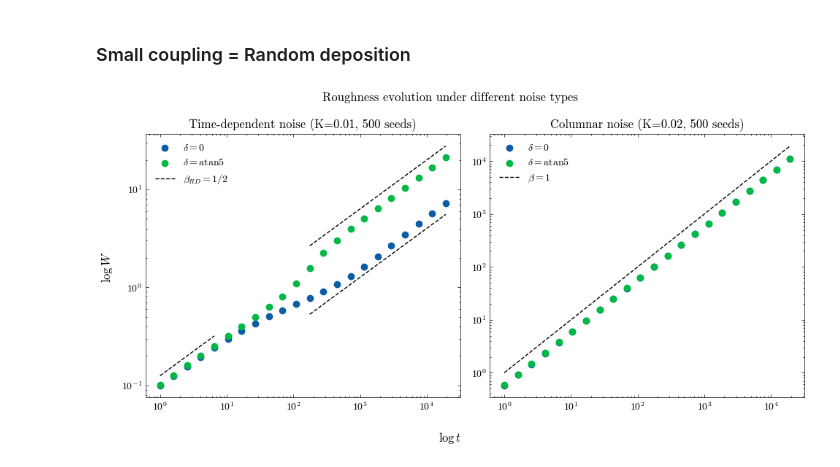
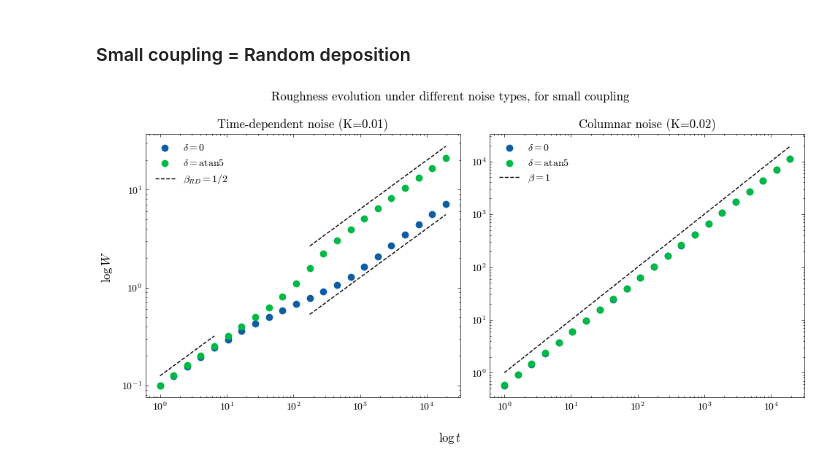
Before and after one commit to goznalo-git/RoughKuramoto, a Jupyter notebook: 2-Roughness.ipynb, the cells around one changed output. Cells and saved outputs as stored; diff of their text form; code cells hidden in the pictures.

```diff
--- a/2-Roughness.ipynb
+++ b/2-Roughness.ipynb
@@ -279,7 +279,7 @@ plot_roughness_collapse(avg_df, T, tx, Ks=Ks)
 ### Small coupling = Random deposition
 # %%
 fig, ax = plt.subplots(1, 2, figsize=(10,5))
-fig.suptitle("Roughness evolution under different noise types")
+fig.suptitle("Roughness evolution under different noise types, for small coupling")
 
 fig.supxlabel(r"$\log t$")
 fig.supylabel(r"$\log W$")
@@ -295,32 +295,32 @@ for i, (typenoise, typelabel) in enumerate(zip(["TimeDep", "Columnar"], ["Time-d
             & (avg_df["deltaname"] == deltaname)
             & ((avg_df["K"] == 0.01) | (avg_df["K"] == 0.02))
         )
         sub = avg_df[mask]
 
         # in case there are multiple (K, L) combos, plot them all
         for _, row in sub.iterrows():
             t = row["t"]
             mean_roughness = row["mean_roughness"]
             L = row["L"]
             K = row["K"]
             M = row["M"]
 
             ax[i].scatter(t, mean_roughness, label=r"$\delta=$" + deltaname, marker=markerdict[L])
-            ax[i].set_title(typelabel+ f" (K={K}, {M} seeds)")
+            ax[i].set_title(typelabel+ f" (K={K})")
 
         ax[i].set_yscale('log')
         ax[i].set_xscale('log')
 
 ax[0].loglog(t[12::], t[12::]**(1/2) /5, label=r"$\beta_{RD}=1/2$", linestyle="--", color="k")
 ax[0].loglog(t[12::], t[12::]**(1/2) /25, linestyle="--", color="k")
 ax[0].loglog(t[1:6:], t[1:6:]**(1/2) /8, linestyle="--", color="k")
 
 ax[1].loglog(t[1::], t[1::]**(1), label=r"$\beta=1$", linestyle="--", color="k")
 
 ax[0].legend()
 ax[1].legend()
 
 plt.tight_layout()
 plt.show()
 # %% [output]
-[figure, old version]
+[figure, new version]
```
Also changed, not shown: 2 other files.
